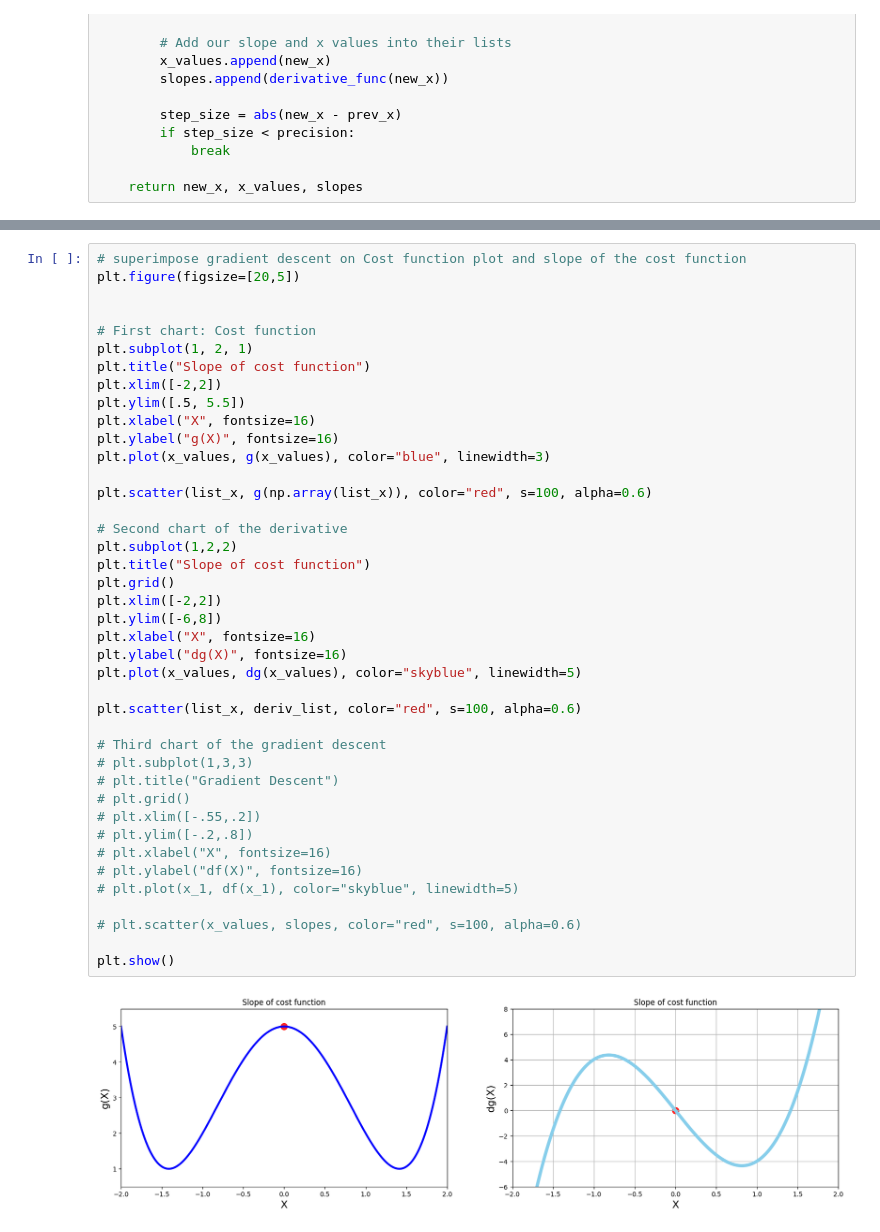
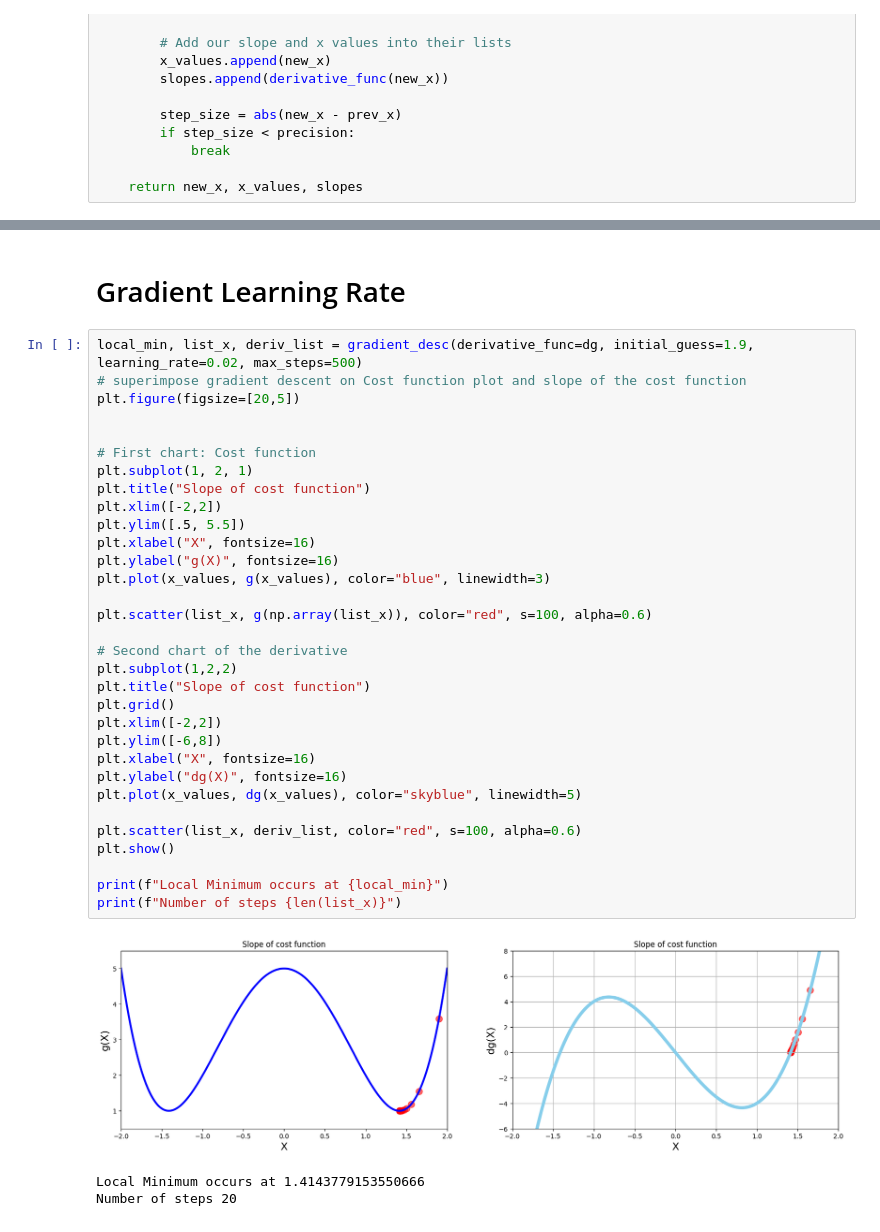
Before and after one commit to scottcarpenter28/Machine-Learning-Course, a Jupyter notebook: gradiantDescent/advancedGradiantDescent.ipynb, the cells around one changed output, grey strips where cells are left out. Saved outputs shown, nothing was run; the diff lists cells and outputs as text.

```diff
--- a/gradiantDescent/advancedGradiantDescent.ipynb
+++ b/gradiantDescent/advancedGradiantDescent.ipynb
@@ -63,43 +56,38 @@ Number of steps 2
+# %% [markdown]
+# Gradient Learning Rate
 # %%
+local_min, list_x, deriv_list = gradient_desc(derivative_func=dg, initial_guess=1.9, learning_rate=0.02, max_steps=500)
 # superimpose gradient descent on Cost function plot and slope of the cost function
 plt.figure(figsize=[20,5])
 
 
 # First chart: Cost function
 plt.subplot(1, 2, 1)
 plt.title("Slope of cost function")
 plt.xlim([-2,2])
 plt.ylim([.5, 5.5])
 plt.xlabel("X", fontsize=16)
 plt.ylabel("g(X)", fontsize=16)
 plt.plot(x_values, g(x_values), color="blue", linewidth=3)
 
 plt.scatter(list_x, g(np.array(list_x)), color="red", s=100, alpha=0.6)
 
 # Second chart of the derivative
 plt.subplot(1,2,2)
 plt.title("Slope of cost function")
 plt.grid()
 plt.xlim([-2,2])
 plt.ylim([-6,8])
 plt.xlabel("X", fontsize=16)
 plt.ylabel("dg(X)", fontsize=16)
 plt.plot(x_values, dg(x_values), color="skyblue", linewidth=5)
 
 plt.scatter(list_x, deriv_list, color="red", s=100, alpha=0.6)
+plt.show()
 
-# Third chart of the gradient descent
-# plt.subplot(1,3,3)
-# plt.title("Gradient Descent")
-# plt.grid()
-# plt.xlim([-.55,.2])
-# plt.ylim([-.2,.8])
-# plt.xlabel("X", fontsize=16)
-# plt.ylabel("df(X)", fontsize=16)
-# plt.plot(x_1, df(x_1), color="skyblue", linewidth=5)
-
-# plt.scatter(x_values, slopes, color="red", s=100, alpha=0.6)
-
-plt.show()
+print(f"Local Minimum occurs at {local_min}")
+print(f"Number of steps {len(list_x)}")
 # %% [output]
-[figure, old version]
+[figure, new version]
+Local Minimum occurs at 1.4143779153550666
+Number of steps 20
```
Also changed, not shown: parts of 2 cells of this notebook, 1 other file.
